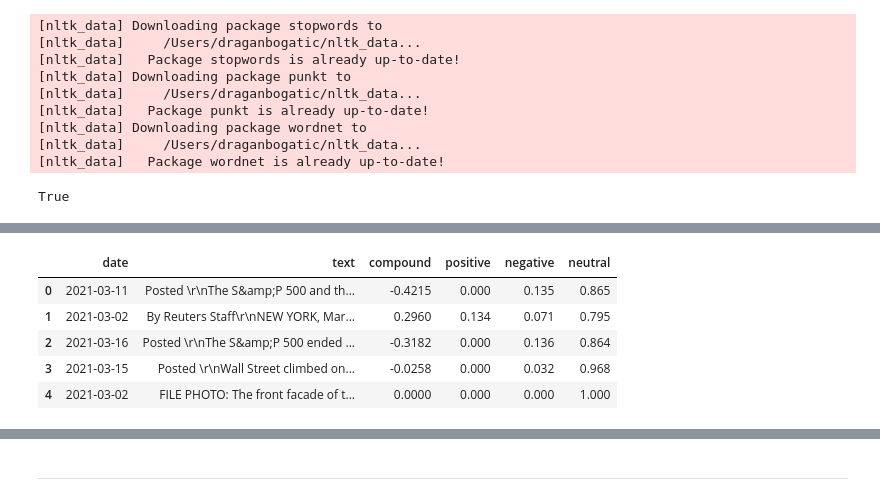
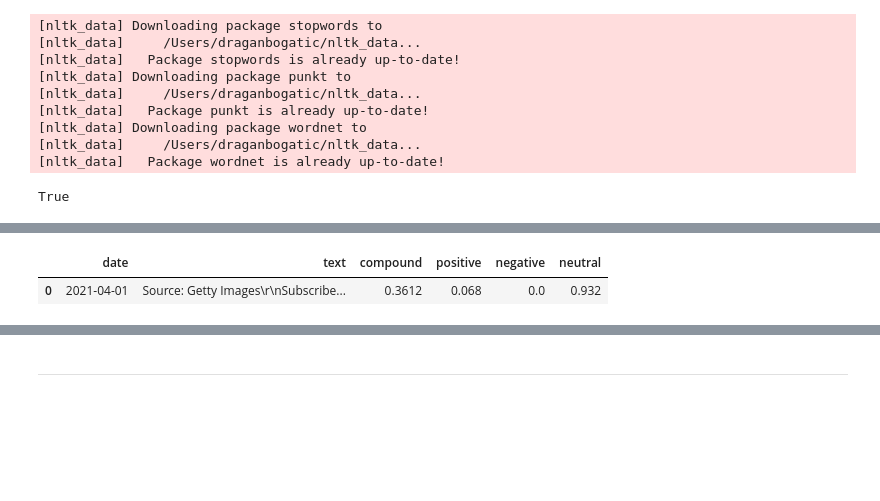
Before and after one commit to dbogatic/stock-evaluation, a Jupyter notebook: natural_language_processing/stock_sentiment.ipynb, the cells around one changed output, grey strips where cells are left out. Drawn from its saved outputs; the diff is of its cells as text; code cells hidden in the pictures; blank space fills up the shorter version.

```diff
--- a/natural_language_processing/stock_sentiment.ipynb
+++ b/natural_language_processing/stock_sentiment.ipynb
@@ -95,14 +95,10 @@ stock_df = stock_df[cols]
 # %%
 # Drop duplicates articles
 stock_df.drop_duplicates(keep="first", inplace=True)
-stock_df.head()
+stock_df.iloc[:1]
 # %% [output]
 |  | date | text | compound | positive | negative | neutral |
-| 0 | 2021-03-11 | Posted \r\nThe S&amp;P 500 and th... | -0.4215 | 0.000 | 0.135 | 0.865 |
-| 1 | 2021-03-02 | By Reuters Staff\r\nNEW YORK, Mar... | 0.2960 | 0.134 | 0.071 | 0.795 |
-| 2 | 2021-03-16 | Posted \r\nThe S&amp;P 500 ended ... | -0.3182 | 0.000 | 0.136 | 0.864 |
-| 3 | 2021-03-15 | Posted \r\nWall Street climbed on... | -0.0258 | 0.000 | 0.032 | 0.968 |
-| 4 | 2021-03-02 | FILE PHOTO: The front facade of t... | 0.0000 | 0.000 | 0.000 | 1.000 |
+| 0 | 2021-04-01 | Source: Getty Images\r\nSubscribe... | 0.3612 | 0.068 | 0.0 | 0.932 |
 # %%
 # Describe the stock sentiment
 stock_df.describe()
```
Also changed, not shown: parts of 14 cells of this notebook, 3 other files.
